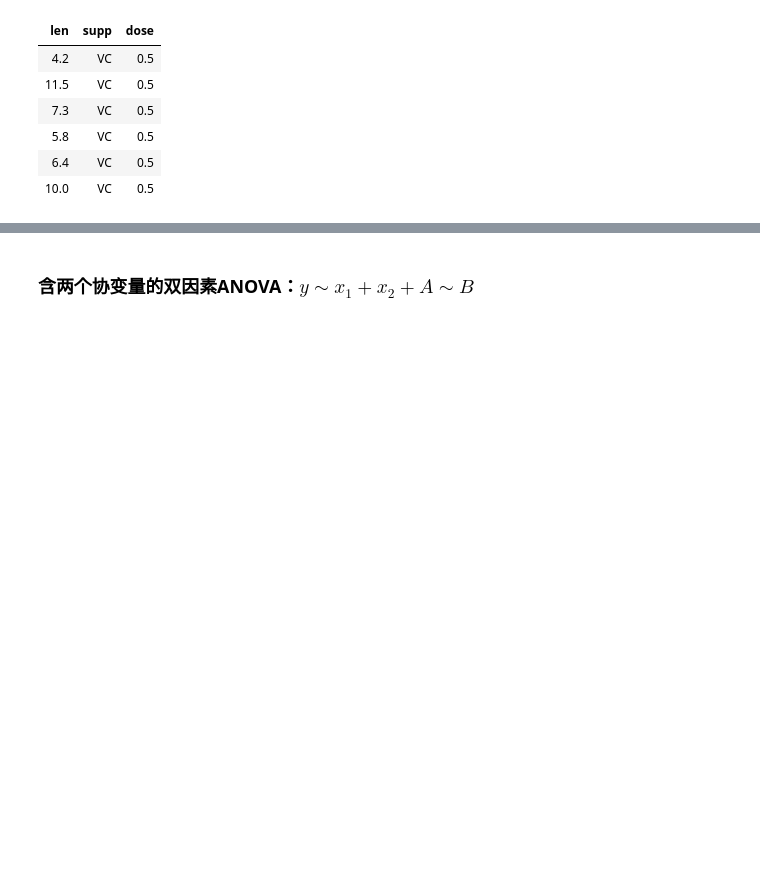
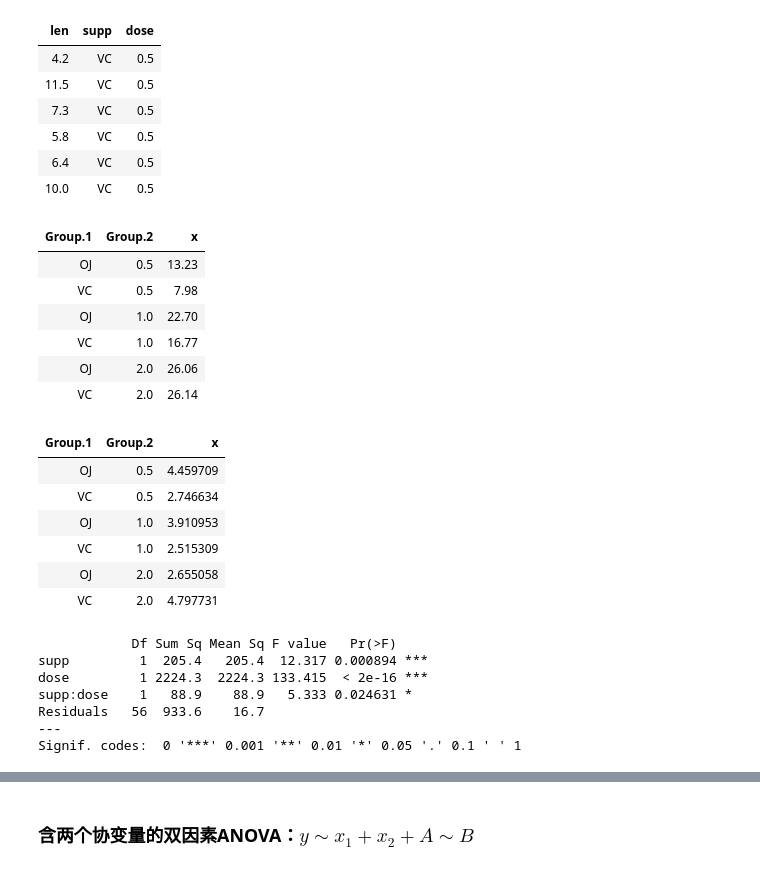
Before and after one commit to Sanningw/ML-and-DL, a Jupyter notebook: math/Statistics/R/stats.ipynb, the cells around one changed output, grey strips where cells are left out. Saved outputs shown, nothing was run; the diff lists cells and outputs as text; code cells hidden in the pictures; blank space fills up the shorter version.

```diff
--- a/math/Statistics/R/stats.ipynb
+++ b/math/Statistics/R/stats.ipynb
@@ -486,3 +487,32 @@ head(ToothGrowth)
 | 5.8 | VC | 0.5 |
 | 6.4 | VC | 0.5 |
 | 10.0 | VC | 0.5 |
+# %%
+attach(ToothGrowth)
+aggregate(len,by=list(supp,dose),FUN=mean)
+aggregate(len,by=list(supp,dose),FUN=sd)
+tooth.aov = aov(len ~ supp * dose)
+detach(ToothGrowth)
+summary(tooth.aov)
+# %% [output]
+| Group.1 | Group.2 | x |
+| OJ | 0.5 | 13.23 |
+| VC | 0.5 | 7.98 |
+| OJ | 1.0 | 22.70 |
+| VC | 1.0 | 16.77 |
+| OJ | 2.0 | 26.06 |
+| VC | 2.0 | 26.14 |
+| Group.1 | Group.2 | x |
+| OJ | 0.5 | 4.459709 |
+| VC | 0.5 | 2.746634 |
+| OJ | 1.0 | 3.910953 |
+| VC | 1.0 | 2.515309 |
+| OJ | 2.0 | 2.655058 |
+| VC | 2.0 | 4.797731 |
+            Df Sum Sq Mean Sq F value   Pr(>F)
+supp         1  205.4   205.4  12.317 0.000894 ***
+dose         1 2224.3  2224.3 133.415  < 2e-16 ***
+supp:dose    1   88.9    88.9   5.333 0.024631 *
+Residuals   56  933.6    16.7
+---
+Signif. codes:  0 '***' 0.001 '**' 0.01 '*' 0.05 '.' 0.1 ' ' 1
```
Also changed, not shown: parts of 8 cells of this notebook.
